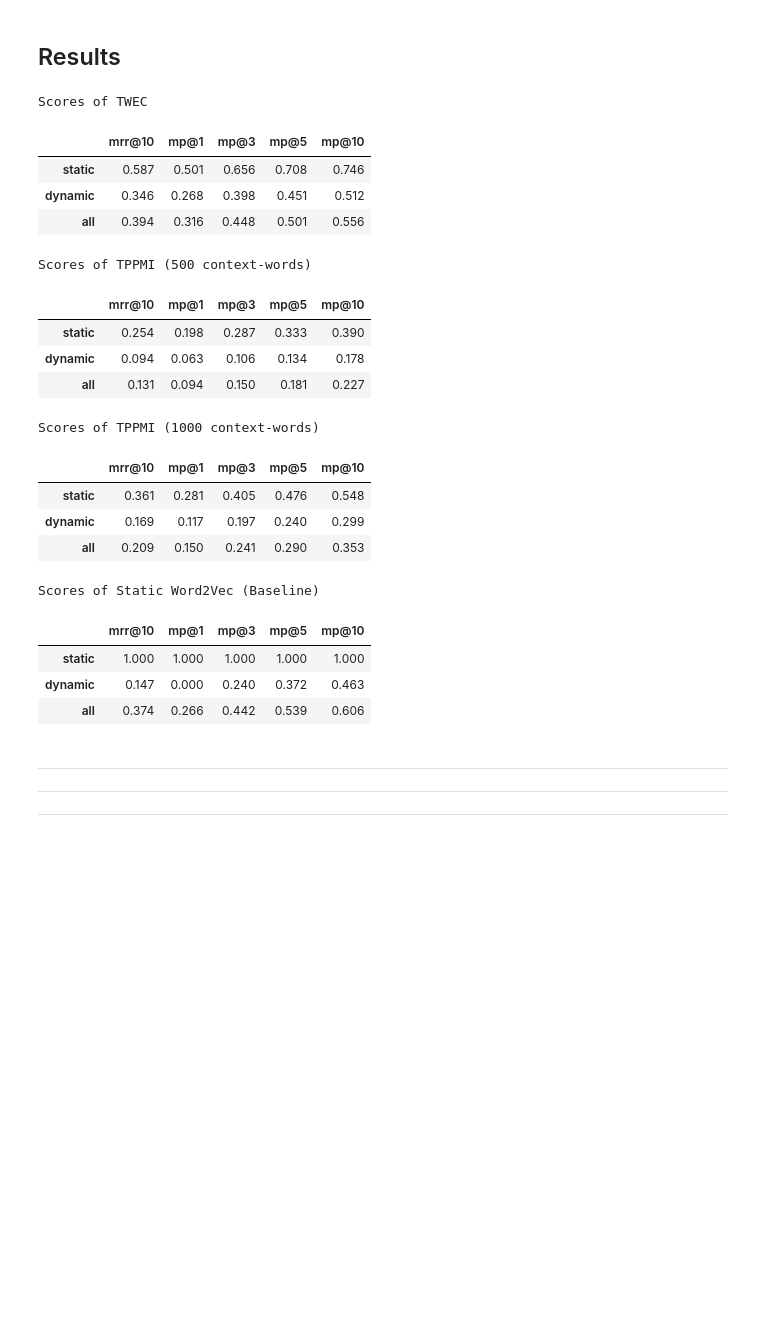
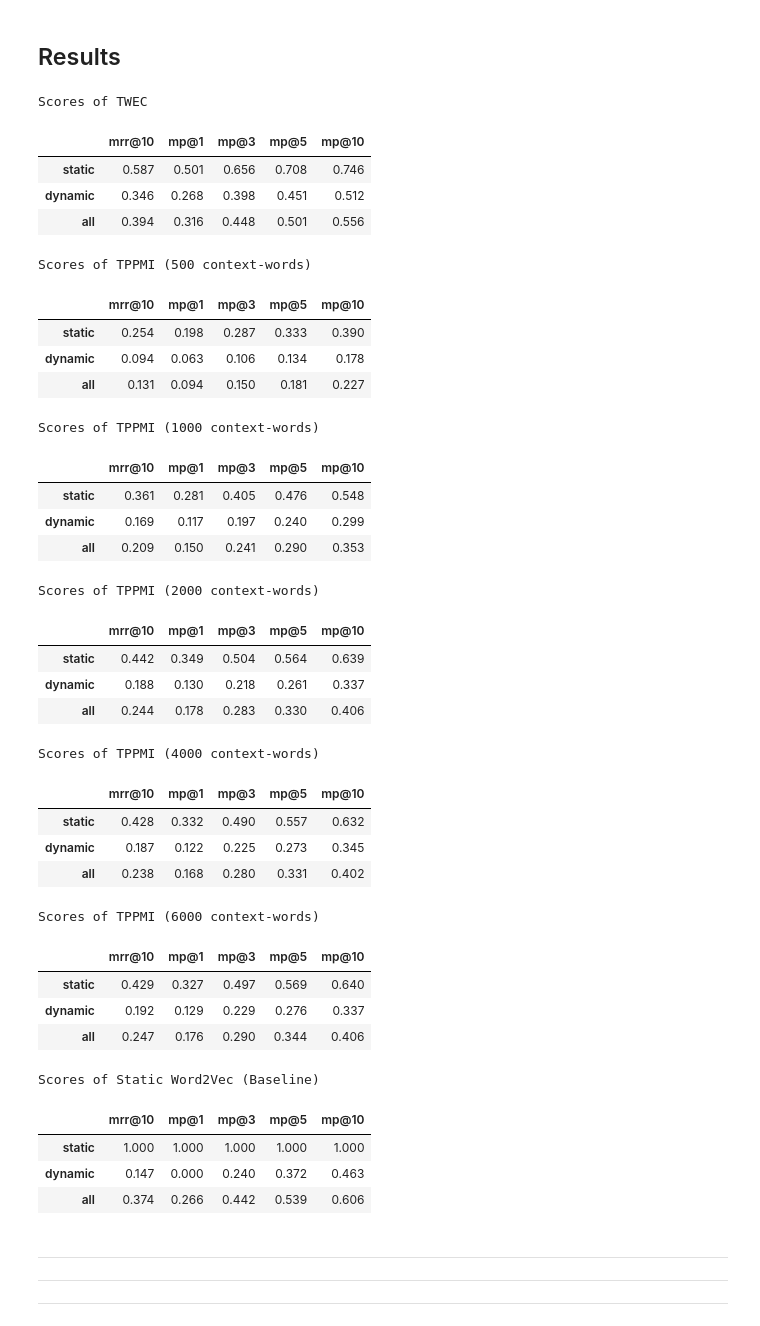
Before and after one commit to FlackoJodye1/temporal-word-embeddings, a Jupyter notebook: notebooks/analysis-quantitative/reproduction-twec-results.ipynb, the cells around one changed output. Cells and saved outputs as stored; diff of their text form; code cells hidden in the pictures; blank space fills up the shorter version.

Commit message:
Add experiment for TPPMI models with higher number of context-words

```diff
--- a/notebooks/analysis-quantitative/reproduction-twec-results.ipynb
+++ b/notebooks/analysis-quantitative/reproduction-twec-results.ipynb
@@ -318,3 +411,6 @@ for key, value in tqdm(config_dict_tppmi_1000.items()):
+# %%
+for key, value in tqdm(config_dict_tppmi_6000.items()):
+    scores_tppmi_6000[key]["mrr@10"] = round(test_util.calculate_rank_metric(value[0], value[1], metric='MRR'), 3)
 # %% [markdown]
 ## Mean Precision (@K)
 
@@ -345,39 +441,81 @@ for key, value in tqdm(config_dict_tppmi_1000.items()):
     for k in cutoffs:
         score_key = f"mp@{k}"
         scores_tppmi_1000[key][score_key] = round(test_util.calculate_rank_metric(value[0], value[1], metric='MP', k=k), 3)
+# %%
+for key, value in tqdm(config_dict_tppmi_2000.items()):
+    for k in cutoffs:
+        score_key = f"mp@{k}"
+        scores_tppmi_2000[key][score_key] = round(test_util.calculate_rank_metric(value[0], value[1], metric='MP', k=k), 3)
+# %%
+for key, value in tqdm(config_dict_tppmi_4000.items()):
+    for k in cutoffs:
+        score_key = f"mp@{k}"
+        scores_tppmi_4000[key][score_key] = round(test_util.calculate_rank_metric(value[0], value[1], metric='MP', k=k), 3)
+# %%
+for key, value in tqdm(config_dict_tppmi_6000.items()):
+    for k in cutoffs:
+        score_key = f"mp@{k}"
+        scores_tppmi_6000[key][score_key] = round(test_util.calculate_rank_metric(value[0], value[1], metric='MP', k=k), 3)
 # %% [markdown]
 ## Results
 # %%
 score_table_cade = pd.DataFrame(scores_cade).T
 score_table_static = pd.DataFrame(scores_static).T
 score_table_tppmi_500 = pd.DataFrame(scores_tppmi_500).T
 score_table_tppmi_1000 = pd.DataFrame(scores_tppmi_1000).T
+score_table_tppmi_2000 = pd.DataFrame(scores_tppmi_2000).T
+score_table_tppmi_4000 = pd.DataFrame(scores_tppmi_4000).T
+score_table_tppmi_6000 = pd.DataFrame(scores_tppmi_6000).T
+#score_table_tppmi_8000 = pd.DataFrame(scores_tppmi_8000).T
 print("Scores of TWEC")
 display(score_table_cade)
 print("Scores of TPPMI (500 context-words)")
 display(score_table_tppmi_500)
 print("Scores of TPPMI (1000 context-words)")
 display(score_table_tppmi_1000)
+print("Scores of TPPMI (2000 context-words)")
+display(score_table_tppmi_2000)
+print("Scores of TPPMI (4000 context-words)")
+display(score_table_tppmi_4000)
+print("Scores of TPPMI (6000 context-words)")
+display(score_table_tppmi_6000)
+#print("Scores of TPPMI (8000 context-words)")
+#display(score_table_tppmi_8000)
 print("Scores of Static Word2Vec (Baseline)")
 display(score_table_static)
 # %% [output]
 Scores of TWEC
 |  | mrr@10 | mp@1 | mp@3 | mp@5 | mp@10 |
 | static | 0.587 | 0.501 | 0.656 | 0.708 | 0.746 |
 | dynamic | 0.346 | 0.268 | 0.398 | 0.451 | 0.512 |
 | all | 0.394 | 0.316 | 0.448 | 0.501 | 0.556 |
 Scores of TPPMI (500 context-words)
 |  | mrr@10 | mp@1 | mp@3 | mp@5 | mp@10 |
 | static | 0.254 | 0.198 | 0.287 | 0.333 | 0.390 |
 | dynamic | 0.094 | 0.063 | 0.106 | 0.134 | 0.178 |
 | all | 0.131 | 0.094 | 0.150 | 0.181 | 0.227 |
 Scores of TPPMI (1000 context-words)
 |  | mrr@10 | mp@1 | mp@3 | mp@5 | mp@10 |
 | static | 0.361 | 0.281 | 0.405 | 0.476 | 0.548 |
 | dynamic | 0.169 | 0.117 | 0.197 | 0.240 | 0.299 |
 | all | 0.209 | 0.150 | 0.241 | 0.290 | 0.353 |
-Scores of Static Word2Vec (Baseline)
+Scores of TPPMI (2000 context-words)
 |  | mrr@10 | mp@1 | mp@3 | mp@5 | mp@10 |
-| static | 1.000 | 1.000 | 1.000 | 1.000 | 1.000 |
-| dynamic | 0.147 | 0.000 | 0.240 | 0.372 | 0.463 |
-| all | 0.374 | 0.266 | 0.442 | 0.539 | 0.606 |
+| static | 0.442 | 0.349 | 0.504 | 0.564 | 0.639 |
+| dynamic | 0.188 | 0.130 | 0.218 | 0.261 | 0.337 |
+| all | 0.244 | 0.178 | 0.283 | 0.330 | 0.406 |
+Scores of TPPMI (4000 context-words)
+|  | mrr@10 | mp@1 | mp@3 | mp@5 | mp@10 |
+| static | 0.428 | 0.332 | 0.490 | 0.557 | 0.632 |
+| dynamic | 0.187 | 0.122 | 0.225 | 0.273 | 0.345 |
+| all | 0.238 | 0.168 | 0.280 | 0.331 | 0.402 |
+Scores of TPPMI (6000 context-words)
+|  | mrr@10 | mp@1 | mp@3 | mp@5 | mp@10 |
+| static | 0.429 | 0.327 | 0.497 | 0.569 | 0.640 |
+| dynamic | 0.192 | 0.129 | 0.229 | 0.276 | 0.337 |
+| all | 0.247 | 0.176 | 0.290 | 0.344 | 0.406 |
+Scores of Static Word2Vec (Baseline)
+|  | mrr@10 | mp@1 | mp@3 | mp@5 | mp@10 |
+| static | 1.000 | 1.000 | 1.000 | 1.000 | 1.000 |
+| dynamic | 0.147 | 0.000 | 0.240 | 0.372 | 0.463 |
+| all | 0.374 | 0.266 | 0.442 | 0.539 | 0.606 |
```
Also changed, not shown: parts of 41 cells of this notebook, 2 other files.
